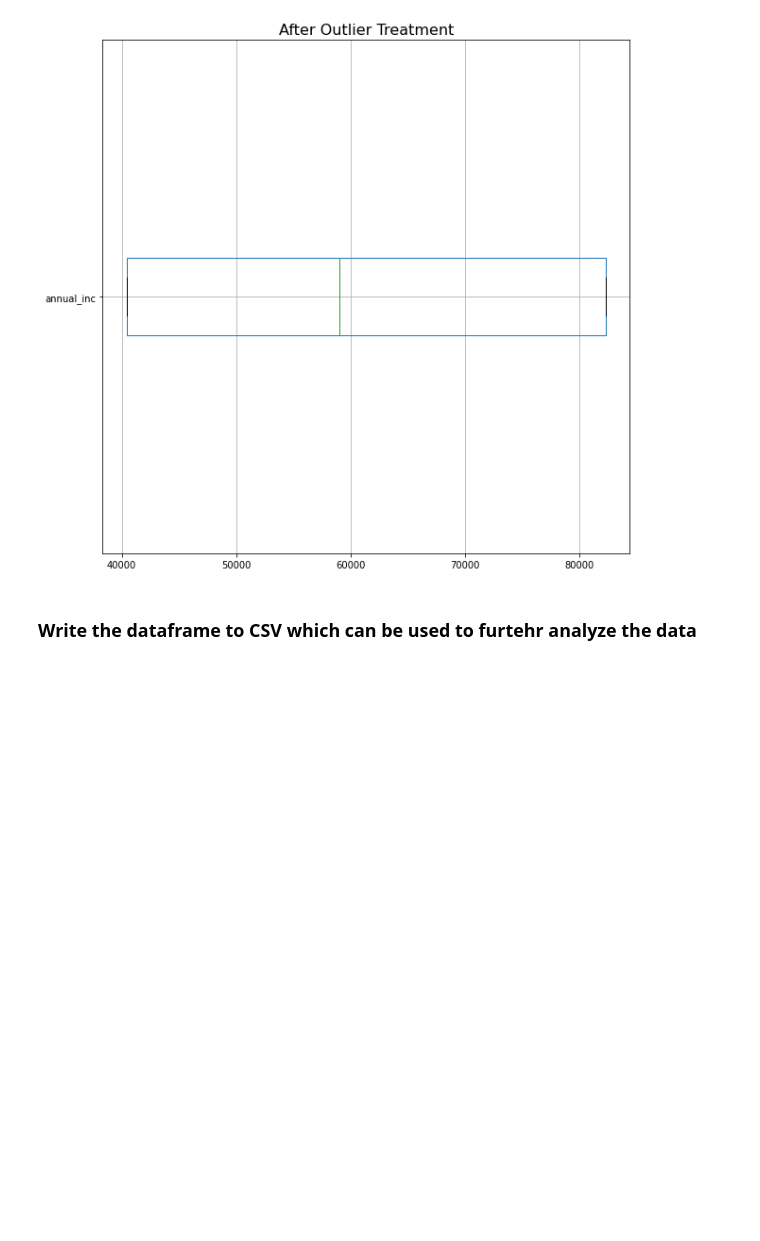
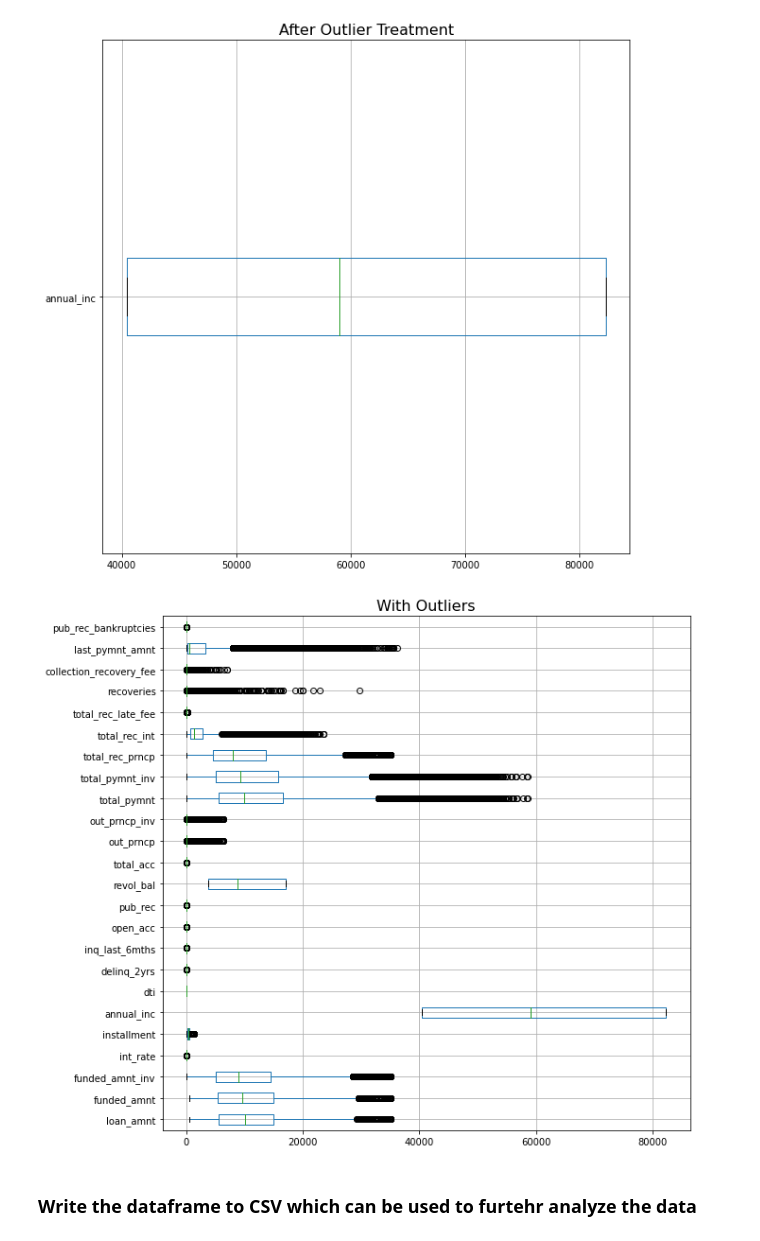
Before and after one commit to geeta-m-desai/LendingClubCaseStudy, a Jupyter notebook: Group_Facilitator_Geeta.ipynb, the cells around one changed output. Drawn from its saved outputs; the diff is of its cells as text; code cells hidden in the pictures; blank space fills up the shorter version.

```diff
--- a/Group_Facilitator_Geeta.ipynb
+++ b/Group_Facilitator_Geeta.ipynb
@@ -312,6 +311,15 @@ def remove_outliers(cont):
         for column in df[cont].columns:
             lr,ur=detect_outlier_range(df[column])
             df[column]=[x for x in df[column] if x >= lr and x <= ur ]
+# %%
+# construct box plot for continuous variables
+cont=df.dtypes[(df.dtypes!='uint8') & (df.dtypes!='bool')].index
+plt.figure(figsize=(10,10))
+df[cont].boxplot(vert=0)
+plt.title('With Outliers',fontsize=16)
+plt.show()
+# %% [output]
+[figure, added]
 # %% [markdown]
 ### Write the dataframe to CSV which can be used to furtehr analyze the data
 # %%
```
Also changed, not shown: parts of 84 cells of this notebook.
